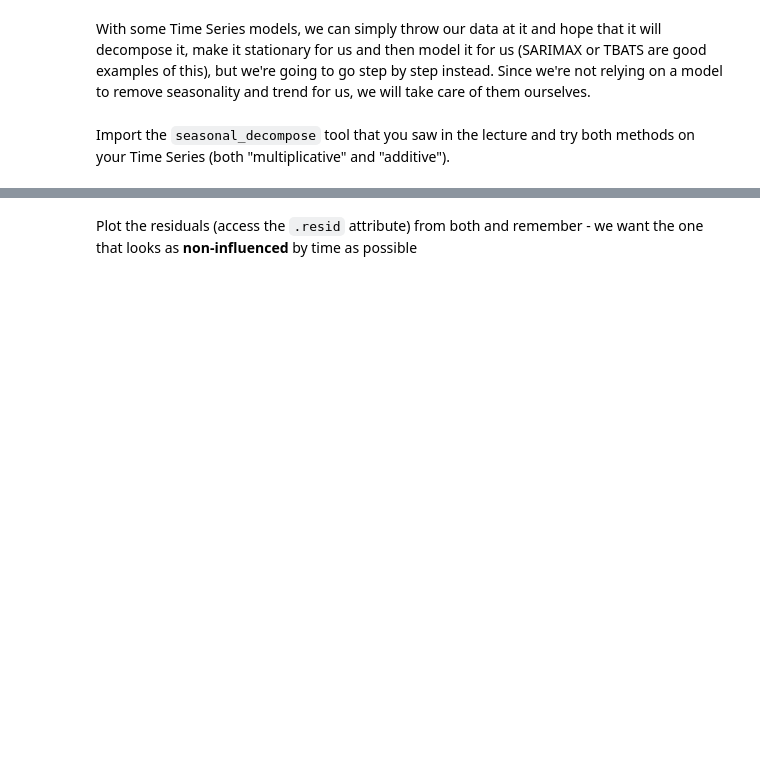
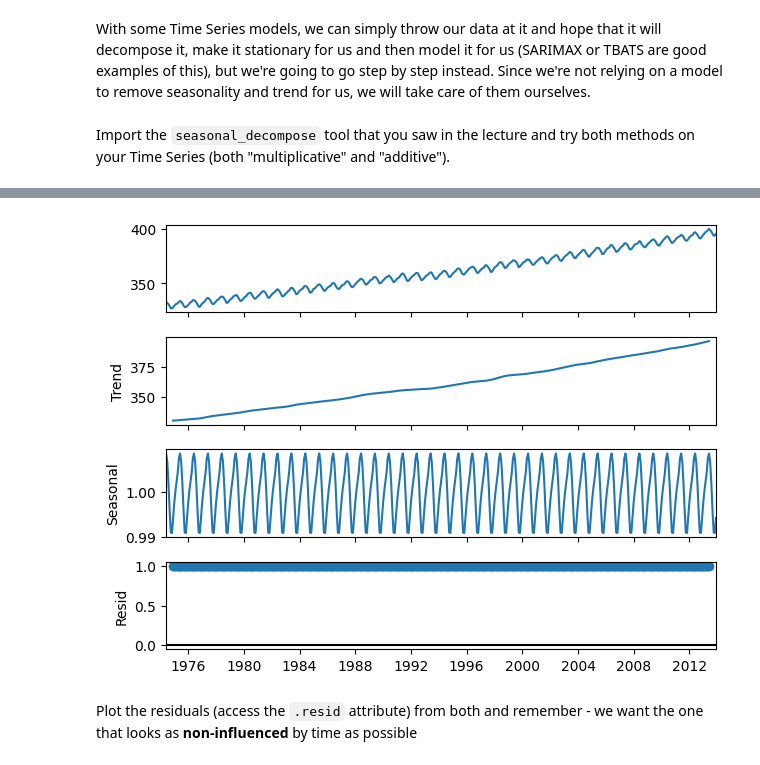
Before and after one commit to syanrys/data-arima-101, a Jupyter notebook: arima_seasonal_intro.ipynb, the cells around one changed output, grey strips where cells are left out. Cells and saved outputs as stored; diff of their text form; code cells hidden in the pictures; blank space fills up the shorter version.

```diff
--- a/arima_seasonal_intro.ipynb
+++ b/arima_seasonal_intro.ipynb
@@ -115,2 +293,7 @@ Import the `seasonal_decompose` tool that you saw in the lecture and try both me
+# %%
+mul = seasonal_decompose(train, model='multiplicative')
+mul.plot();
+# %% [output]
+[figure, added]
 # %% [markdown]
 Plot the residuals (access the `.resid` attribute) from both and remember - we want the one that looks as __non-influenced__ by time as possible
```
Also changed, not shown: parts of 102 cells of this notebook.
